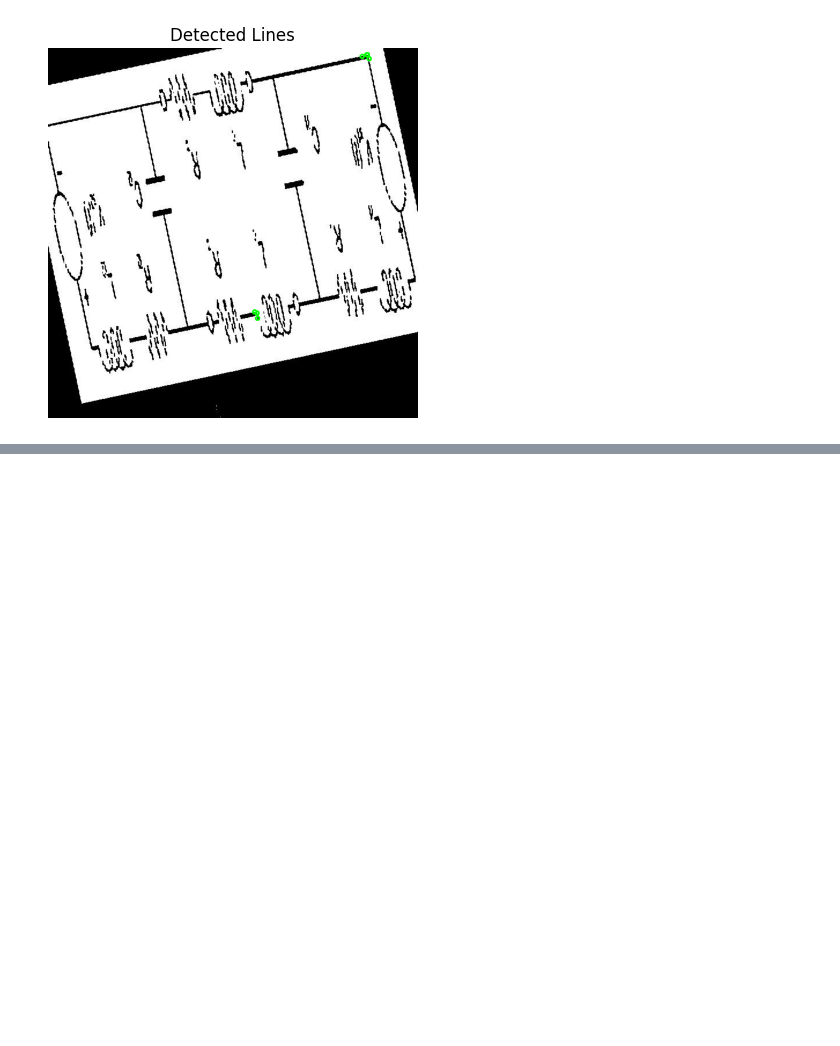
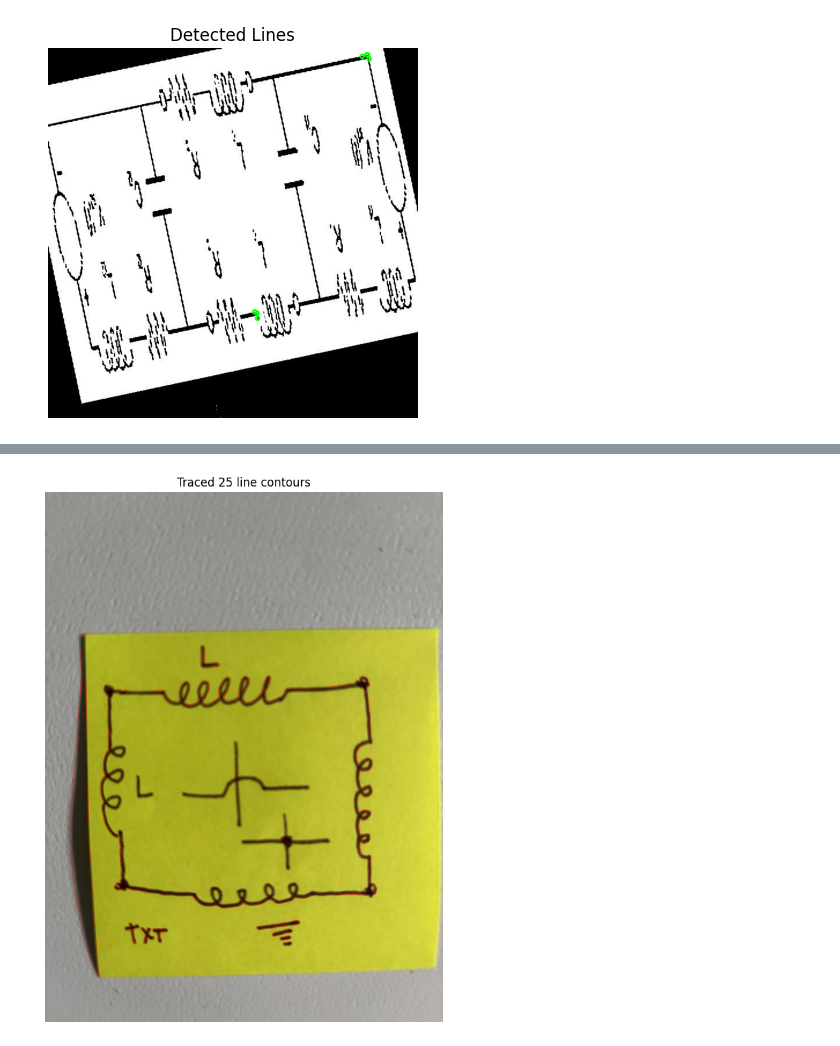
Before and after one commit to ctebow/breadMaker-backend, a Jupyter notebook: training/scripts/lines.ipynb, the cells around one changed output, grey strips where cells are left out. Cells and saved outputs as stored; diff of their text form; code cells hidden in the pictures; blank space fills up the shorter version.

```diff
--- a/training/scripts/lines.ipynb
+++ b/training/scripts/lines.ipynb
@@ -96,0 +176,50 @@ import matplotlib.pyplot as plt
+# %%
+# ight lets try one more time:
+import cv2
+import numpy as np
+import matplotlib.pyplot as plt
+
+def trace_lines_with_contours(image: np.ndarray):
+    """
+    Detects and traces lines in the input image using contours,
+    then draws the contours with matplotlib.
+
+    Args:
+        image: Input BGR image (numpy array).
+
+    Returns:
+        contours: List of contours, each is a numpy array of points.
+    """
+
+    # Convert to grayscale
+    gray = cv2.cvtColor(image, cv2.COLOR_BGR2GRAY)
+
+    # Binarize and invert so lines are white on black background
+    _, thresh = cv2.threshold(gray, 127, 255, cv2.THRESH_BINARY_INV + cv2.THRESH_OTSU)
+
+    # Morphological close to close small gaps in lines
+    kernel = cv2.getStructuringElement(cv2.MORPH_RECT, (3, 3))
+    closed = cv2.morphologyEx(thresh, cv2.MORPH_CLOSE, kernel, iterations=1)
+
+    # Find contours - external contours, keep all points
+    contours, _ = cv2.findContours(closed, cv2.RETR_EXTERNAL, cv2.CHAIN_APPROX_NONE)
+
+    # Prepare image for drawing contours (convert BGR to RGB for matplotlib)
+    img_rgb = cv2.cvtColor(image, cv2.COLOR_BGR2RGB)
+
+    # Draw contours on the image
+    cv2.drawContours(img_rgb, contours, -1, (255, 0, 0), 2)  # Blue contours
+
+    # Plot with matplotlib
+    plt.figure(figsize=(10, 10))
+    plt.imshow(img_rgb)
+    plt.title(f"Traced {len(contours)} line contours")
+    plt.axis('off')
+    plt.show()
+
+    return contours
+
+image = cv2.imread("test3.jpg")
+contours = trace_lines_with_contours(image)
+# %% [output]
+[figure, added]
```
Also changed, not shown: parts of 5 cells of this notebook, 10 other files.
